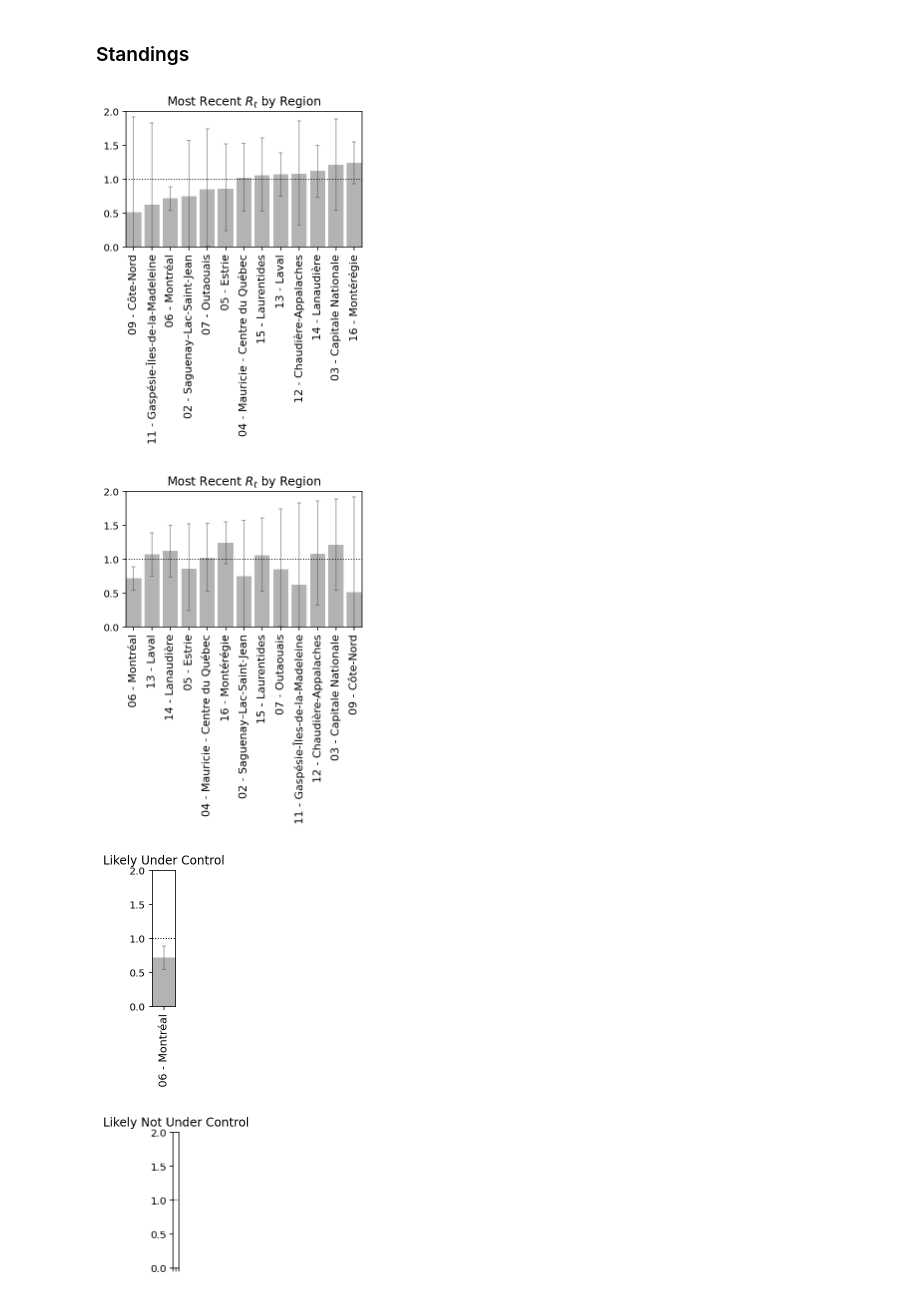
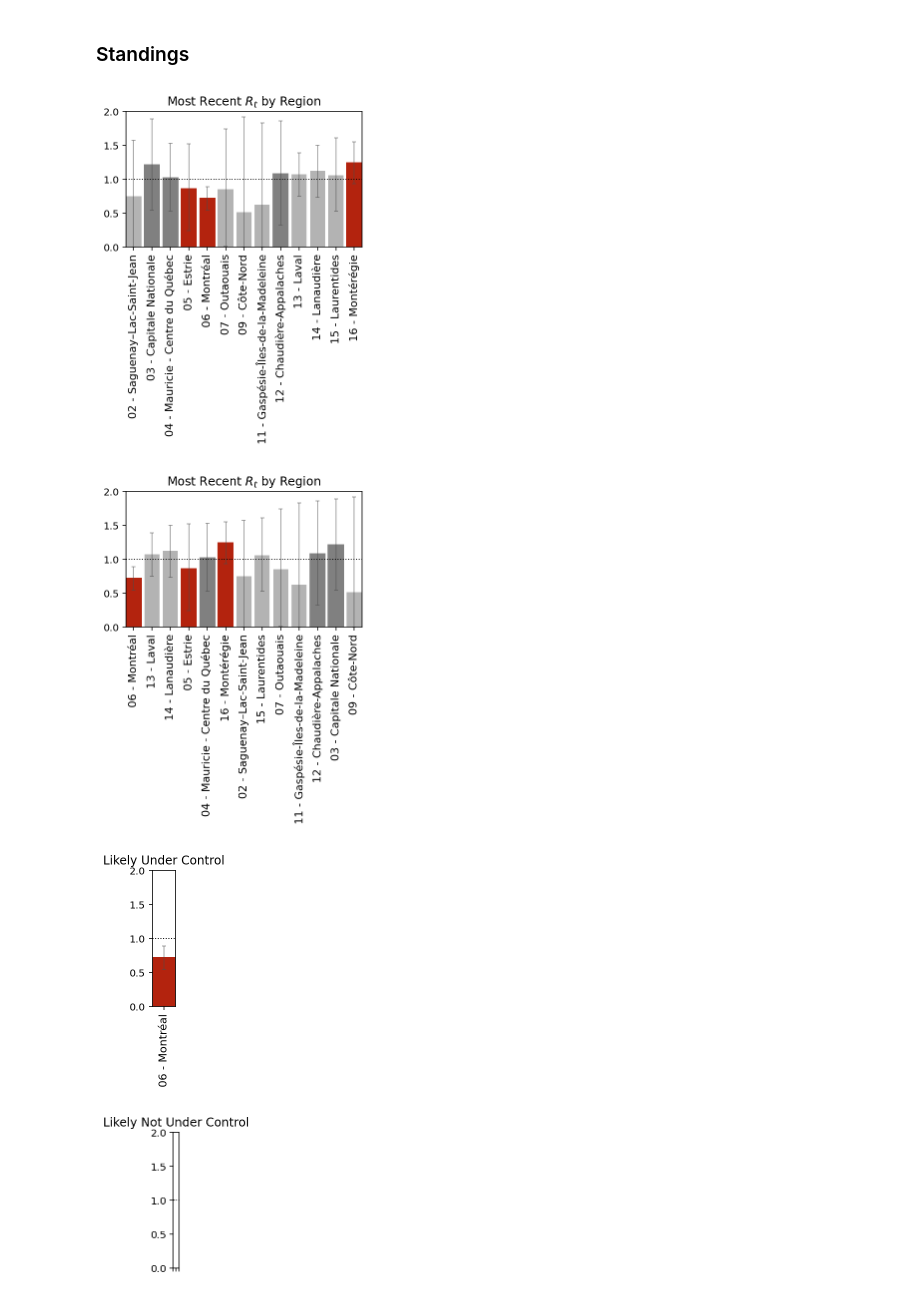
Before and after one commit to lucgauthier/covid-19, a Jupyter notebook: RealtimeR0-QC.ipynb, the cells around one changed output. Saved outputs shown, nothing was run; the diff lists cells and outputs as text; code cells hidden in the pictures.

```diff
--- a/RealtimeR0-QC.ipynb
+++ b/RealtimeR0-QC.ipynb
@@ -536,22 +536,20 @@ overall.sort_index(inplace=True)
 ### Standings
 # %%
 # As of 4/12
-no_lockdown = [
-    'North Dakota',
-    'South Dakota',
-    'Nebraska',
-    'Iowa',
-    'Arkansas'
+color1_states = [
+    '16 - Montérégie',
+    '05 - Estrie',
+    '06 - Montréal'
 ]
-partial_lockdown = [
-    'Utah',
-    'Wyoming',
-    'Oklahoma'
+color2_states = [
+    '03 - Capitale Nationale',
+    '04 - Mauricie - Centre du Québec',
+    '12 - Chaudière-Appalaches'
 ]
 
-FULL_COLOR = [.7,.7,.7]
-NONE_COLOR = [179/255,35/255,14/255]
-PARTIAL_COLOR = [.5,.5,.5]
+DEFAULT_COLOR = [.7,.7,.7]
+COLOR1 = [179/255,35/255,14/255]
+COLOR2 = [.5,.5,.5]
 ERROR_BAR_COLOR = [.3,.3,.3]
 # %%
 filtered = overall.index.get_level_values(0).isin(FILTERED_REGIONS)
@@ -568,54 +566,54 @@ def plot_standings(mr, figsize=None, title='Most Recent $R_t$ by Region'):
     bars = ax.bar(mr.index,
                   mr['ML'],
                   width=.825,
-                  color=FULL_COLOR,
+                  color=DEFAULT_COLOR,
                   ecolor=ERROR_BAR_COLOR,
                   capsize=2,
                   error_kw={'alpha':.5, 'lw':1},
                   yerr=err.values.T)
 
     for bar, state_name in zip(bars, mr.index):
-        if state_name in no_lockdown:
-            bar.set_color(NONE_COLOR)
-        if state_name in partial_lockdown:
-            bar.set_color(PARTIAL_COLOR)
+        if state_name in color1_states:
+            bar.set_color(COLOR1)
+        if state_name in color2_states:
+            bar.set_color(COLOR2)
 
-    labels = mr.index.to_series().replace({'District of Columbia':'DC'})
+    labels = mr.index.to_series() #.replace({'District of Columbia':'DC'})
     ax.set_xticklabels(labels, rotation=90, fontsize=11)
     ax.margins(0)
     ax.set_ylim(0,2.)
     ax.axhline(1.0, linestyle=':', color='k', lw=1)
 
     #leg = ax.legend(handles=[
     #                    Patch(label='Full', color=FULL_COLOR),
     #                    Patch(label='Partial', color=PARTIAL_COLOR),
     #                    Patch(label='None', color=NONE_COLOR)
     #                ],
     #                title='Lockdown',
     #                ncol=3,
     #                loc='upper left',
     #                columnspacing=.75,
     #                handletextpad=.5,
     #                handlelength=1)
 
     #leg._legend_box.align = "left"
     fig.set_facecolor('w')
     return fig, ax
 
-mr.sort_values('ML', inplace=True)
+#mr.sort_values('ML', inplace=True)
 plot_standings(mr);
 # %% [output]
-[figure, old version]
+[figure, new version]
 # %%
 mr.sort_values('High', inplace=True)
 plot_standings(mr);
 # %% [output]
-[figure, old version]
+[figure, new version]
 # %%
 show = mr[mr.High.le(1.1)].sort_values('ML')
 fig, ax = plot_standings(show, title='Likely Under Control');
 # %% [output]
-[figure, old version]
+[figure, new version]
 # %%
 show = mr[mr.Low.ge(1.05)].sort_values('Low')
 fig, ax = plot_standings(show, title='Likely Not Under Control');
```
Also changed, not shown: 1 other file.
